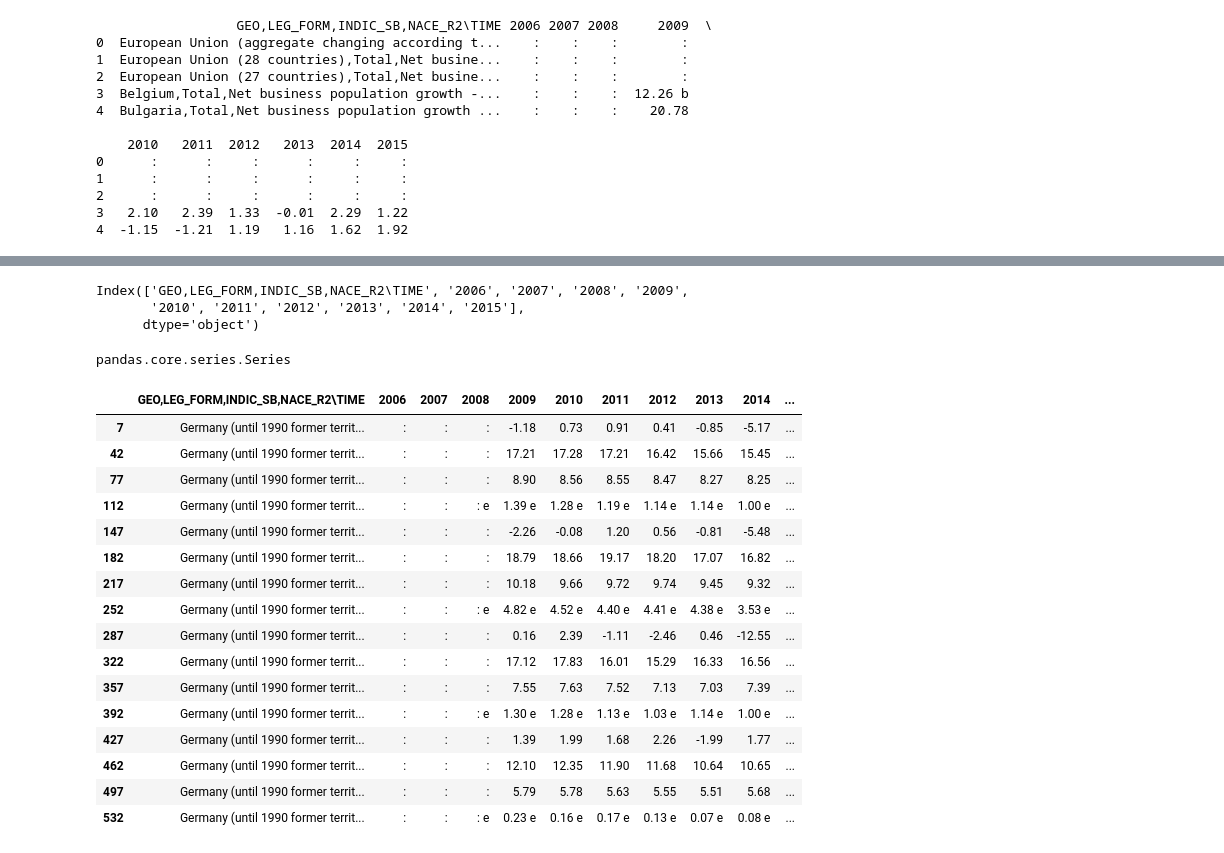
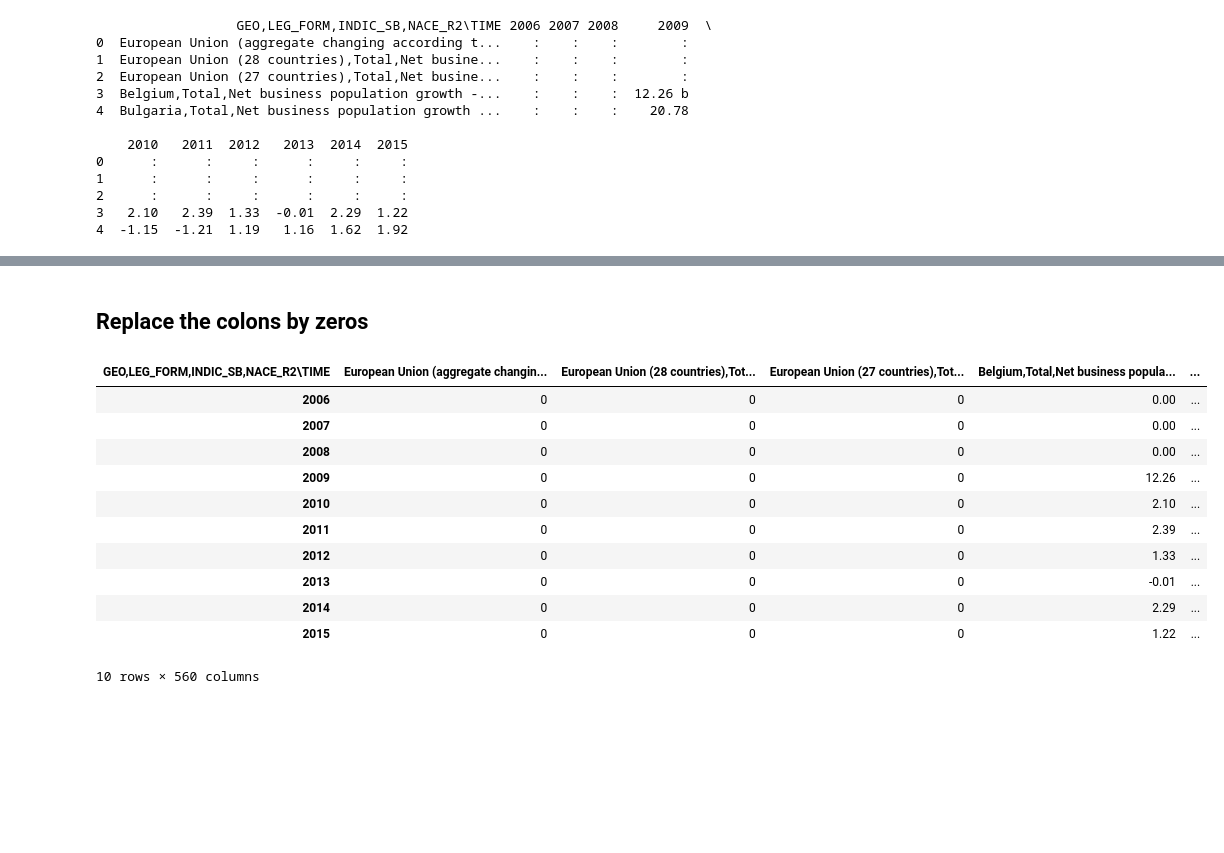
Before and after one commit to chasenberg/data_science, a Jupyter notebook: notebooks/explorer.ipynb, the cells around one changed output, grey strips where cells are left out. Drawn from its saved outputs; the diff is of its cells as text; code cells hidden in the pictures; blank space fills up the shorter version.

Commit message:
clean numerical values can be extracted from raw data

```diff
--- a/notebooks/explorer.ipynb
+++ b/notebooks/explorer.ipynb
@@ -25,13 +50,29 @@ print(business_by_demography.head(5)) #last N rows
+# %%
+flags = ['b', 'c', 'd','e','f','i','n','p','r','s','u','z']
+# %%
+for column in business_by_demography.columns:
+    column = str(column)
+    for flag in flags:
+        business_by_demography[column] = business_by_demography[column].str.strip(flag)
+# %% [markdown]
+## Replace the colons by zeros
 # %%
-business_by_demography = business_by_demography.fillna(0)
+business_by_demography = business_by_demography.replace(':',0)
+# %%
+business_by_demography =  business_by_demography.apply(pd.to_numeric, args=('coerce',))
+business_by_demography = business_by_demography.fillna(0)
 # %%
-business_by_demography.columns
+business_by_demography
 # %% [output]
+| GEO,LEG_FORM,INDIC_SB,NACE_R2\TIME | European Union (aggregate changin... | European Union (28 countries),Tot... | European Union (27 countries),Tot... | Belgium,Total,Net business popula... | ... |
+| 2006 | 0 | 0 | 0 | 0.00 | ... |
+| 2007 | 0 | 0 | 0 | 0.00 | ... |
+| 2008 | 0 | 0 | 0 | 0.00 | ... |
+| 2009 | 0 | 0 | 0 | 12.26 | ... |
+| 2010 | 0 | 0 | 0 | 2.10 | ... |
+| 2011 | 0 | 0 | 0 | 2.39 | ... |
+| 2012 | 0 | 0 | 0 | 1.33 | ... |
+| 2013 | 0 | 0 | 0 | -0.01 | ... |
+| 2014 | 0 | 0 | 0 | 2.29 | ... |
+| 2015 | 0 | 0 | 0 | 1.22 | ... |
-Index(['GEO,LEG_FORM,INDIC_SB,NACE_R2\TIME', '2006', '2007', '2008', '2009',
-       '2010', '2011', '2012', '2013', '2014', '2015'],
-      dtype='object')
+10 rows × 560 columns
-# %%
-test = business_by_demography.loc[3]
-type(test)
-# %% [output]
-pandas.core.series.Series
@@ -49,20 +78,0 @@ df_germany = pd.DataFrame(data)
-# %%
-df_germany
-# %% [output]
-|  | GEO,LEG_FORM,INDIC_SB,NACE_R2\TIME | 2006 | 2007 | 2008 | 2009 | 2010 | 2011 | 2012 | 2013 | 2014 | ... |
-| 7 | Germany (until 1990 former territ... | : | : | : | -1.18 | 0.73 | 0.91 | 0.41 | -0.85 | -5.17 | ... |
-| 42 | Germany (until 1990 former territ... | : | : | : | 17.21 | 17.28 | 17.21 | 16.42 | 15.66 | 15.45 | ... |
-| 77 | Germany (until 1990 former territ... | : | : | : | 8.90 | 8.56 | 8.55 | 8.47 | 8.27 | 8.25 | ... |
-| 112 | Germany (until 1990 former territ... | : | : | : e | 1.39 e | 1.28 e | 1.19 e | 1.14 e | 1.14 e | 1.00 e | ... |
-| 147 | Germany (until 1990 former territ... | : | : | : | -2.26 | -0.08 | 1.20 | 0.56 | -0.81 | -5.48 | ... |
-| 182 | Germany (until 1990 former territ... | : | : | : | 18.79 | 18.66 | 19.17 | 18.20 | 17.07 | 16.82 | ... |
-| 217 | Germany (until 1990 former territ... | : | : | : | 10.18 | 9.66 | 9.72 | 9.74 | 9.45 | 9.32 | ... |
-| 252 | Germany (until 1990 former territ... | : | : | : e | 4.82 e | 4.52 e | 4.40 e | 4.41 e | 4.38 e | 3.53 e | ... |
-| 287 | Germany (until 1990 former territ... | : | : | : | 0.16 | 2.39 | -1.11 | -2.46 | 0.46 | -12.55 | ... |
-| 322 | Germany (until 1990 former territ... | : | : | : | 17.12 | 17.83 | 16.01 | 15.29 | 16.33 | 16.56 | ... |
-| 357 | Germany (until 1990 former territ... | : | : | : | 7.55 | 7.63 | 7.52 | 7.13 | 7.03 | 7.39 | ... |
-| 392 | Germany (until 1990 former territ... | : | : | : e | 1.30 e | 1.28 e | 1.13 e | 1.03 e | 1.14 e | 1.00 e | ... |
-| 427 | Germany (until 1990 former territ... | : | : | : | 1.39 | 1.99 | 1.68 | 2.26 | -1.99 | 1.77 | ... |
-| 462 | Germany (until 1990 former territ... | : | : | : | 12.10 | 12.35 | 11.90 | 11.68 | 10.64 | 10.65 | ... |
-| 497 | Germany (until 1990 former territ... | : | : | : | 5.79 | 5.78 | 5.63 | 5.55 | 5.51 | 5.68 | ... |
-| 532 | Germany (until 1990 former territ... | : | : | : e | 0.23 e | 0.16 e | 0.17 e | 0.13 e | 0.07 e | 0.08 e | ... |
```
Also changed, not shown: parts of 22 cells of this notebook.
